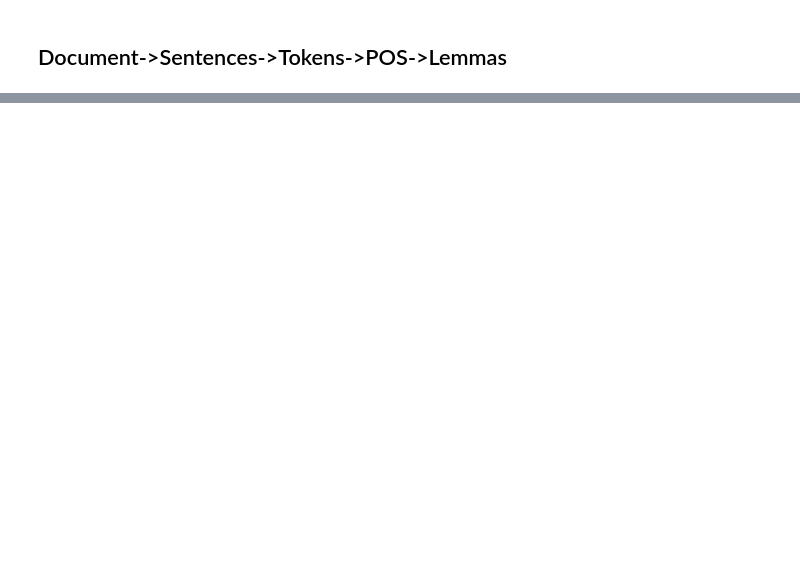
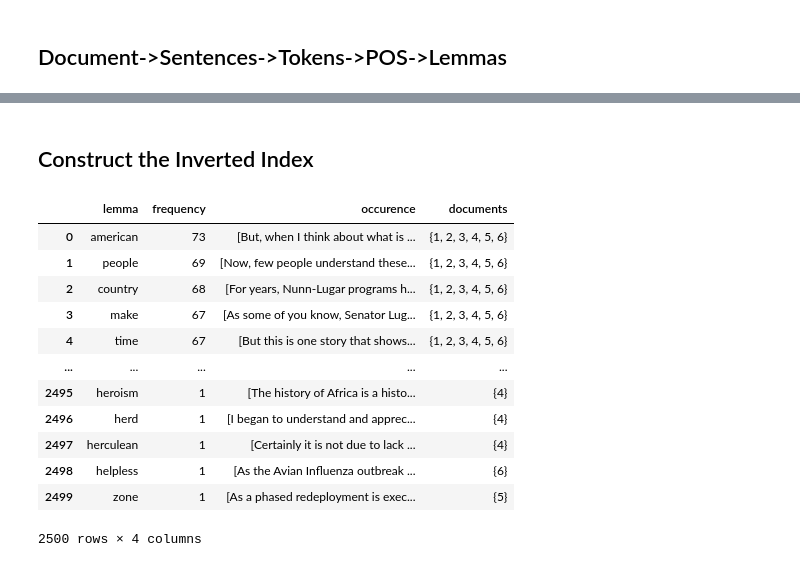
Before and after one commit to jgeysen/eigen_tech_project, a Jupyter notebook: Untitled.ipynb, the cells around one changed output, grey strips where cells are left out. Cells and saved outputs as stored; diff of their text form; code cells hidden in the pictures; blank space fills up the shorter version.

```diff
--- a/Untitled.ipynb
+++ b/Untitled.ipynb
@@ -249,0 +349,45 @@ len(y.lemmatized_sentences)
+# %% [markdown]
+## Construct the Inverted Index
+# %%
+from sklearn.feature_extraction.text import CountVectorizer
+import pandas as pd
+
+def calc_inverted_index(data):
+    """Return list with the top x most occuring interesting words, with following elements: (feature_id, occurence)."""
+    countvectorizer = CountVectorizer()
+
+    vectorizer = countvectorizer.fit(data)
+    doc_term_matrix = vectorizer.transform(data)
+
+    df = pd.DataFrame()
+
+    df["lemma"] = vectorizer.get_feature_names()
+    df["frequency"] = doc_term_matrix.sum(axis=0).tolist()[0]
+    df["occurence"] = [doc_term_matrix[:,i].nonzero()[0].tolist() for i in df.index]
+
+    return df.sort_values('frequency', ascending=False).to_dict(orient='records')
+# %%
+def ProblemSolver(path):
+    # load the data:
+#     raw_data = DataReader(path).raw_data
+#     # parse the data in sentences:
+#     sentences = DataParser(raw_data).sentences
+
+#     df_sentences = pd.DataFrame(sentences)
+#     # process the sentences:
+#     df_sentences["processed"] = [Sentence(sentence).processed_sentence for sentence in df_sentences.sentence]
+
+    x = InvertedIndex("data/").processed_sentences
+
+    # create the inverted index:
+    dict_inverted_index = calc_inverted_index(df_sentences.processed)
+
+    # map the sentence ids back to sentences and documents:
+    df_inverted_index = pd.DataFrame(dict_inverted_index)
+    df_inverted_index["documents"] = [set(df_input.iloc[x].file) for x in df_inverted_index.occurence]
+    df_inverted_index["occurence"] = [df_input.iloc[x].sentence.tolist() for x in df_inverted_index.occurence]
+
+    # df_inverted_index.to_csv('result.csv', index=False)
+    return df_inverted_index
+# %%
+x = ProblemSolver("data/")
@@ -249,0 +396,16 @@ len(y.lemmatized_sentences)
+# %%
+x
+# %% [output]
+|  | lemma | frequency | occurence | documents |
+| 0 | american | 73 | [But, when I think about what is ... | {1, 2, 3, 4, 5, 6} |
+| 1 | people | 69 | [Now, few people understand these... | {1, 2, 3, 4, 5, 6} |
+| 2 | country | 68 | [For years, Nunn-Lugar programs h... | {1, 2, 3, 4, 5, 6} |
+| 3 | make | 67 | [As some of you know, Senator Lug... | {1, 2, 3, 4, 5, 6} |
+| 4 | time | 67 | [But this is one story that shows... | {1, 2, 3, 4, 5, 6} |
+| ... | ... | ... | ... | ... |
+| 2495 | heroism | 1 | [The history of Africa is a histo... | {4} |
+| 2496 | herd | 1 | [I began to understand and apprec... | {4} |
+| 2497 | herculean | 1 | [Certainly it is not due to lack ... | {4} |
+| 2498 | helpless | 1 | [As the Avian Influenza outbreak ... | {6} |
+| 2499 | zone | 1 | [As a phased redeployment is exec... | {5} |
+2500 rows × 4 columns
```
Also changed, not shown: parts of 48 cells of this notebook, 2 other files.
